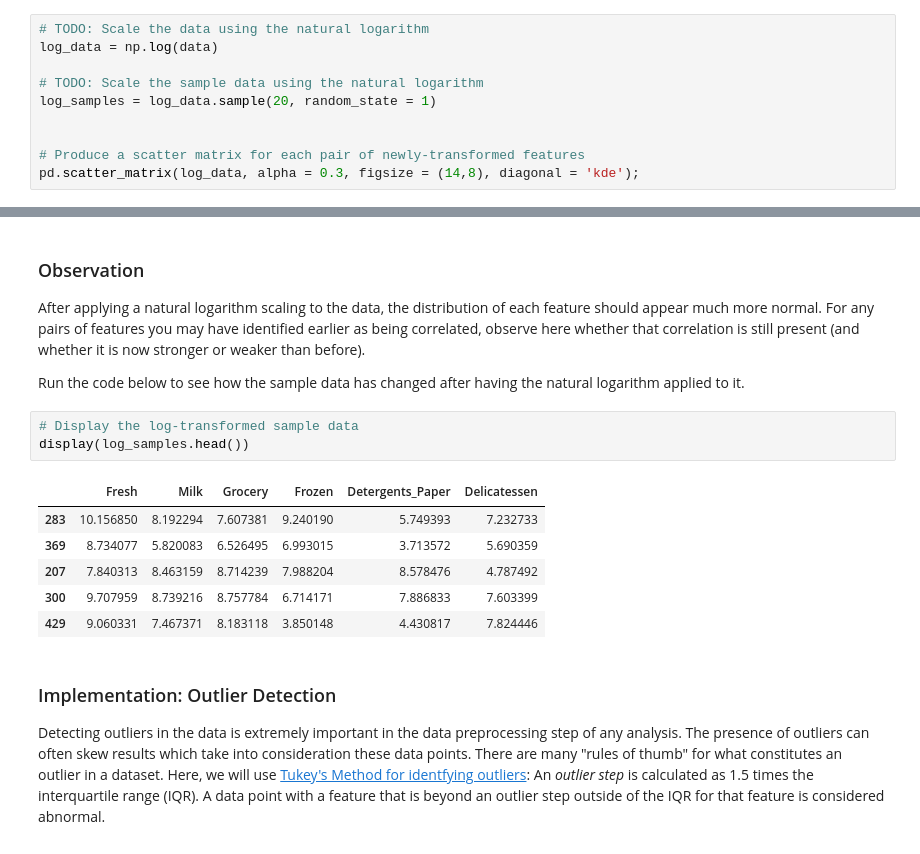
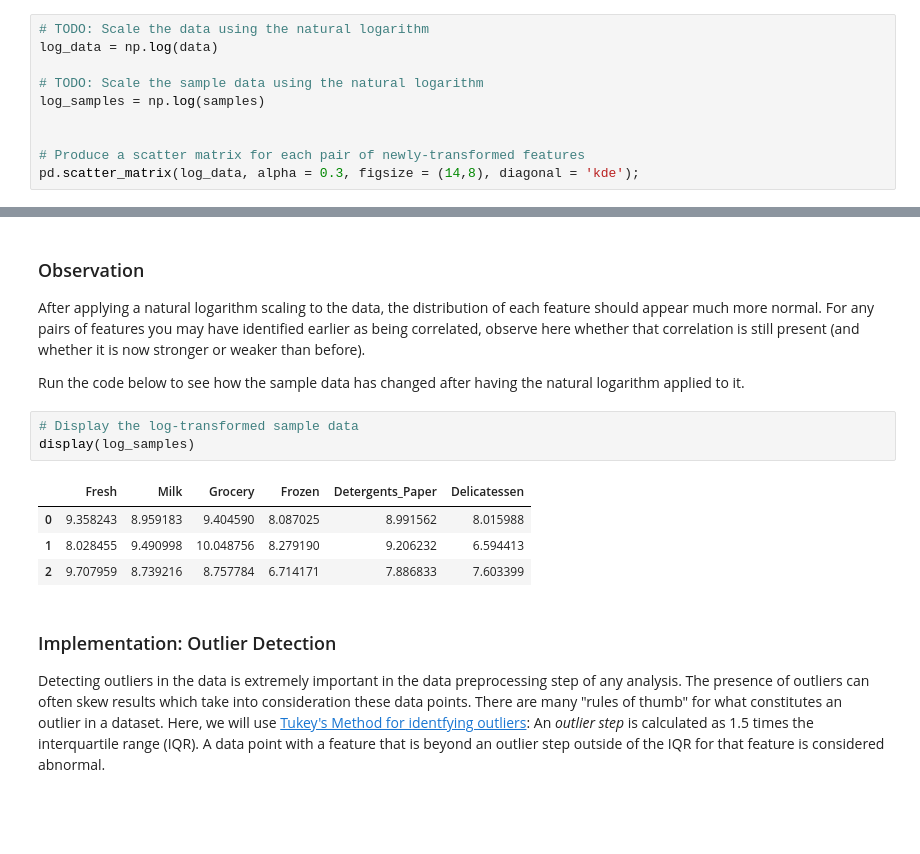
Before and after one commit to Libardo1/udacity_project, a Jupyter notebook: customer_segments.ipynb, the cells around one changed output, grey strips where cells are left out. Cells and saved outputs as stored; diff of their text form; blank space fills up the shorter version.

```diff
--- a/customer_segments.ipynb
+++ b/customer_segments.ipynb
@@ -168,7 +168,7 @@ In the code block below, you will need to implement the following:
 log_data = np.log(data)
 
 # TODO: Scale the sample data using the natural logarithm
-log_samples = log_data.sample(20, random_state = 1)
+log_samples = np.log(samples)
 
 
 # Produce a scatter matrix for each pair of newly-transformed features
@@ -182,14 +182,12 @@ After applying a natural logarithm scaling to the data, the distribution of each
 Run the code below to see how the sample data has changed after having the natural logarithm applied to it.
 # %%
 # Display the log-transformed sample data
-display(log_samples.head())
+display(log_samples)
 # %% [output]
 |  | Fresh | Milk | Grocery | Frozen | Detergents_Paper | Delicatessen |
-| 283 | 10.156850 | 8.192294 | 7.607381 | 9.240190 | 5.749393 | 7.232733 |
-| 369 | 8.734077 | 5.820083 | 6.526495 | 6.993015 | 3.713572 | 5.690359 |
-| 207 | 7.840313 | 8.463159 | 8.714239 | 7.988204 | 8.578476 | 4.787492 |
-| 300 | 9.707959 | 8.739216 | 8.757784 | 6.714171 | 7.886833 | 7.603399 |
-| 429 | 9.060331 | 7.467371 | 8.183118 | 3.850148 | 4.430817 | 7.824446 |
+| 0 | 9.358243 | 8.959183 | 9.404590 | 8.087025 | 8.991562 | 8.015988 |
+| 1 | 8.028455 | 9.490998 | 10.048756 | 8.279190 | 9.206232 | 6.594413 |
+| 2 | 9.707959 | 8.739216 | 8.757784 | 6.714171 | 7.886833 | 7.603399 |
 # %% [markdown]
 ### Implementation: Outlier Detection
 Detecting outliers in the data is extremely important in the data preprocessing step of any analysis. The presence of outliers can often skew results which take into consideration these data points. There are many "rules of thumb" for what constitutes an outlier in a dataset. Here, we will use [Tukey's Method for identfying outliers](http://datapigtechnologies.com/blog/index.php/highlighting-outliers-in-your-data-with-the-tukey-method/): An *outlier step* is calculated as 1.5 times the interquartile range (IQR). A data point with a feature that is beyond an outlier step outside of the IQR for that feature is considered abnormal.
```
Also changed, not shown: parts of 5 cells of this notebook.
